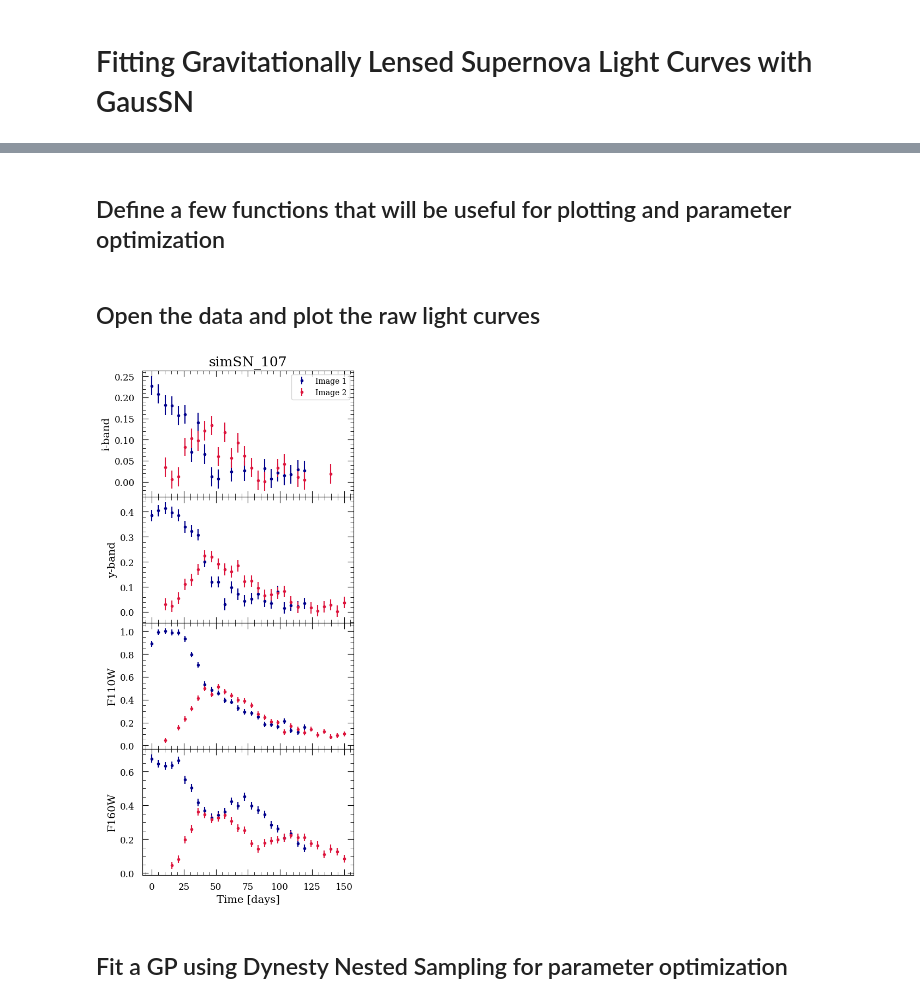
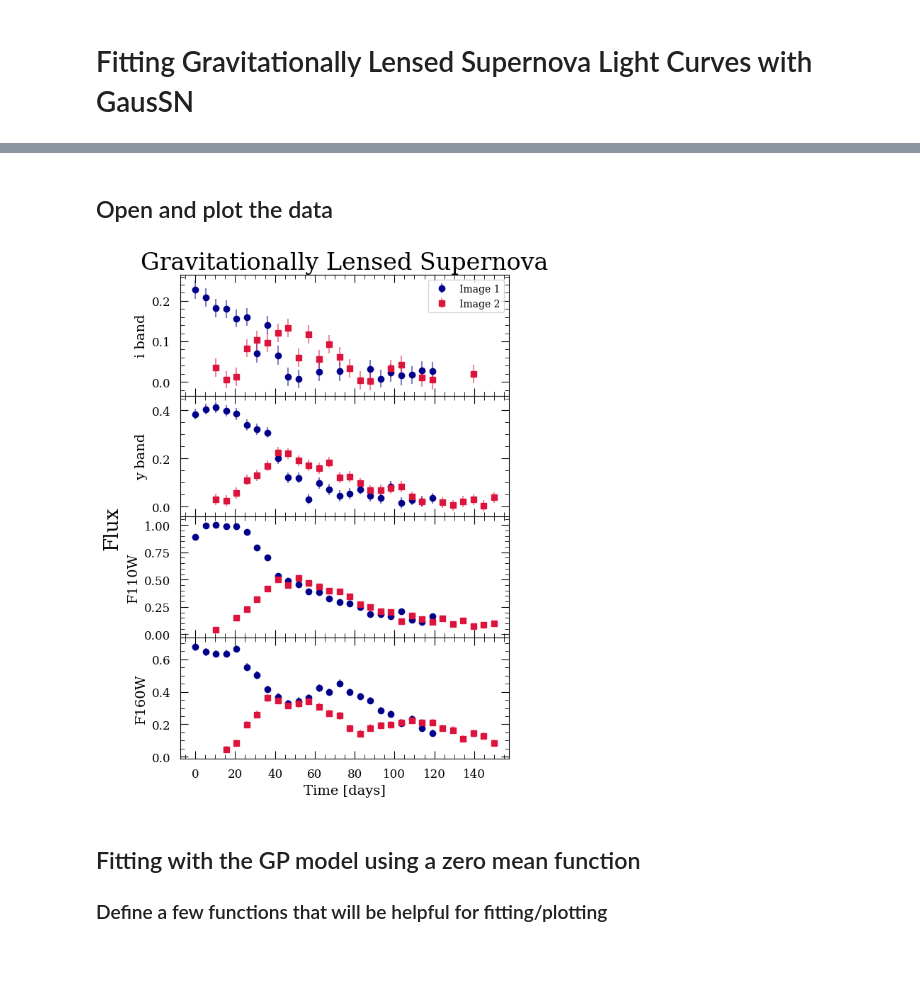
Before and after one commit to erinhay/GausSN, a Jupyter notebook: ipynb/fitting_SLSN_example.ipynb, the cells around one changed output, grey strips where cells are left out. Cells and saved outputs as stored; diff of their text form; code cells hidden in the pictures; blank space fills up the shorter version.

```diff
--- a/ipynb/fitting_SLSN_example.ipynb
+++ b/ipynb/fitting_SLSN_example.ipynb
@@ -22,5 +17,30 @@ WARNING:astropy:AstropyDeprecationWarning: The update_default_config function is
+# %% [markdown]
+## Open and plot the data
+# %%
+# Specify location of data and file of interest
+glSN_path = '../data/glSN_forGP_sims/'
+files = [glSN_path+fn for fn in os.listdir(glSN_path) if fn.endswith('.csv')]
+fn = files[10]
+
+# Give a name (snid) to the object and open the data file
+snid = fn.split('/')[-1].split('.')[0]
+data = at.Table.read(fn, format='csv')
+data.sort(['band', 'image', 'time'])
+
+# We are going to want a scaled version of the flux data, so that the maximum flux value of all the data is 1
+# Here we compute the factor by which we'll scale the data
+factor = np.max(data['flux']) - np.min(data['flux'])
+data['flux'] = data['flux'] / factor
+data['fluxerr'] = data['fluxerr'] / factor
+# %%
+# Plot flux data
+fig, ax = utils.plot_object(data)
+# %% [output]
+[figure, added]
 # %% [markdown]
-## Define a few functions that will be useful for plotting and parameter optimization
+## Fitting with the GP model using a zero mean function
+
+### Define a few functions that will be helpful for fitting/plotting
 # %%
 # Specify a prior for dynesty's nested sampler
 # See the dynesty documenation for more information about how to define a ptform
@@ -70,5 +76,3 @@ def fit_lensedSN(snid, data, show_plots=False):
 
     # Return the sampler, so you can save the chains or any other information about the optimization, if desired
     return sampler
-# %% [markdown]
-## Open the data and plot the raw light curves
@@ -85,36 +78,0 @@ data.sort(['band', 'image', 'time'])
-# %%
-# Specify colors and markers for each image and band
-colors = ['darkblue', 'crimson']
-
-# We are going to plot a scaled version of the flux data, so that the maximum flux value of all the data is 1
-# Here we compute the factor by which we'll scale the data
-factor = np.max(data['flux']) - np.min(data['flux'])
-
-# Create figure with subplots for each band
-fig, ax = plt.subplots(len(np.unique(data['band'])), 1, figsize=(5,12), sharex=True)
-
-# Loop over each band
-ordered_bands = np.array(['lsstu', 'lsstg', 'lsstr', 'lssti', 'lsstz', 'lssty', 'F110W', 'F125W', 'F160W'])
-bands = ordered_bands[np.isin(ordered_bands, data['band'])]
-for b, pb_id in enumerate(bands):
-    band = data[data['band'] == pb_id]
-
-    for m, im_id in enumerate(np.unique(data['image'])):
-        image = band[band['image'] == im_id]
-
-        # Plot the scaled flux data with error bars
-        ax[b].errorbar(image['time'], image['flux']/factor, yerr=image['fluxerr']/factor,
-                       ls='None', marker='.', color=colors[m], label=f"Image {im_id[-1]}")
-
-        # Add legends, labels, and titles
-        ylabel = f'{pb_id[-1]}-band' if 'lsst' in pb_id else pb_id
-        ax[b].set_ylabel(ylabel, fontsize=14)
-
-ax[0].legend()
-ax[3].set_xlabel('Time [days]', fontsize=14)
-ax[0].set_title(snid, fontsize=18)
-plt.subplots_adjust(hspace=0)
-# %% [output]
-[figure, removed]
-# %% [markdown]
-## Fit a GP using Dynesty Nested Sampling for parameter optimization
```
Also changed, not shown: parts of 12 cells of this notebook.
